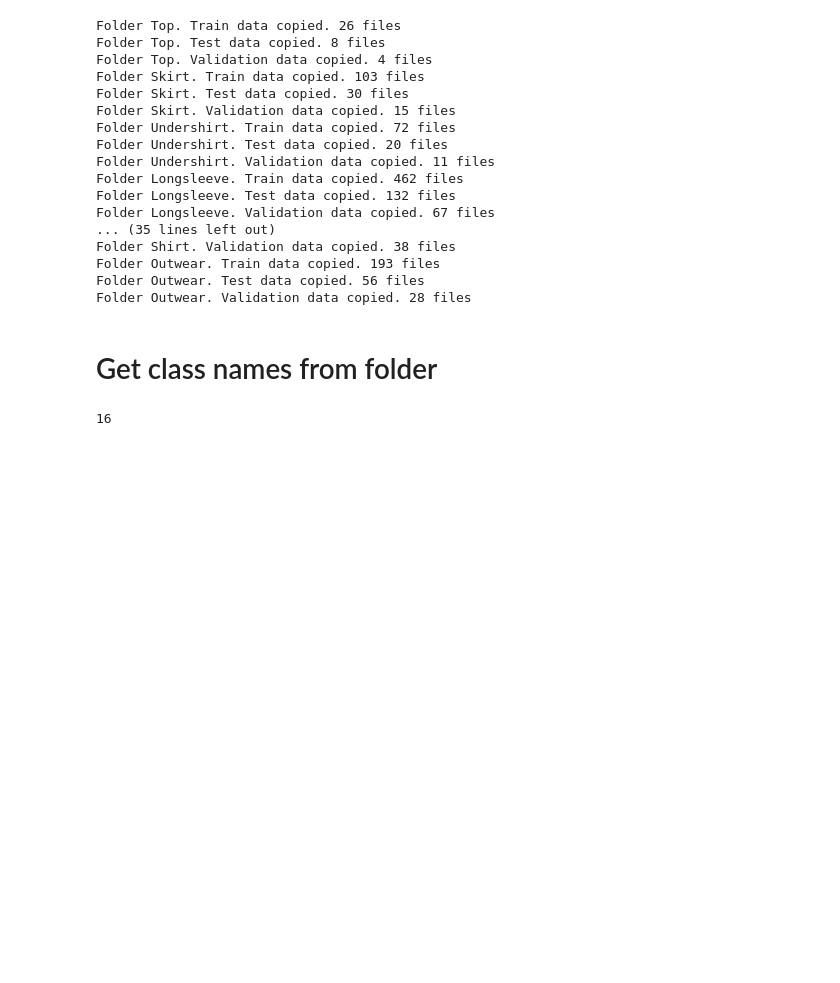
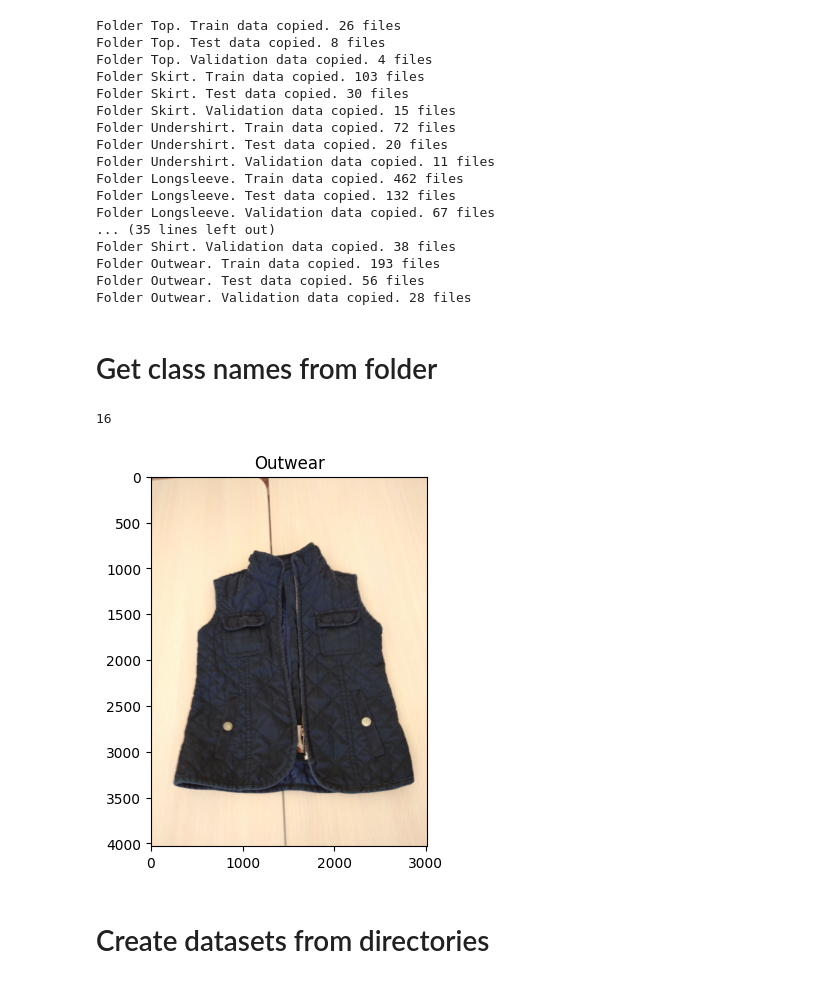
Before and after one commit to apolyeti/sparkfit-backend, a Jupyter notebook: tools/notebooks/multiclassification.ipynb, the cells around one changed output. Saved outputs shown, nothing was run; the diff lists cells and outputs as text; code cells hidden in the pictures; blank space fills up the shorter version.

```diff
--- a/tools/notebooks/multiclassification.ipynb
+++ b/tools/notebooks/multiclassification.ipynb
@@ -124,4 +124,8 @@ def visualize_random_image(target_dir, target_class):
     plt.title(target_class)
     plt.imshow(img)
 # %%
-visualize_random_image('../data/preprocessed/train/', 'Outwear')
+visualize_random_image('../data/preprocessed/test/', 'Outwear')
+# %% [output]
+[figure, added]
+# %% [markdown]
+# Create datasets from directories
```
Also changed, not shown: parts of 2 cells of this notebook.
